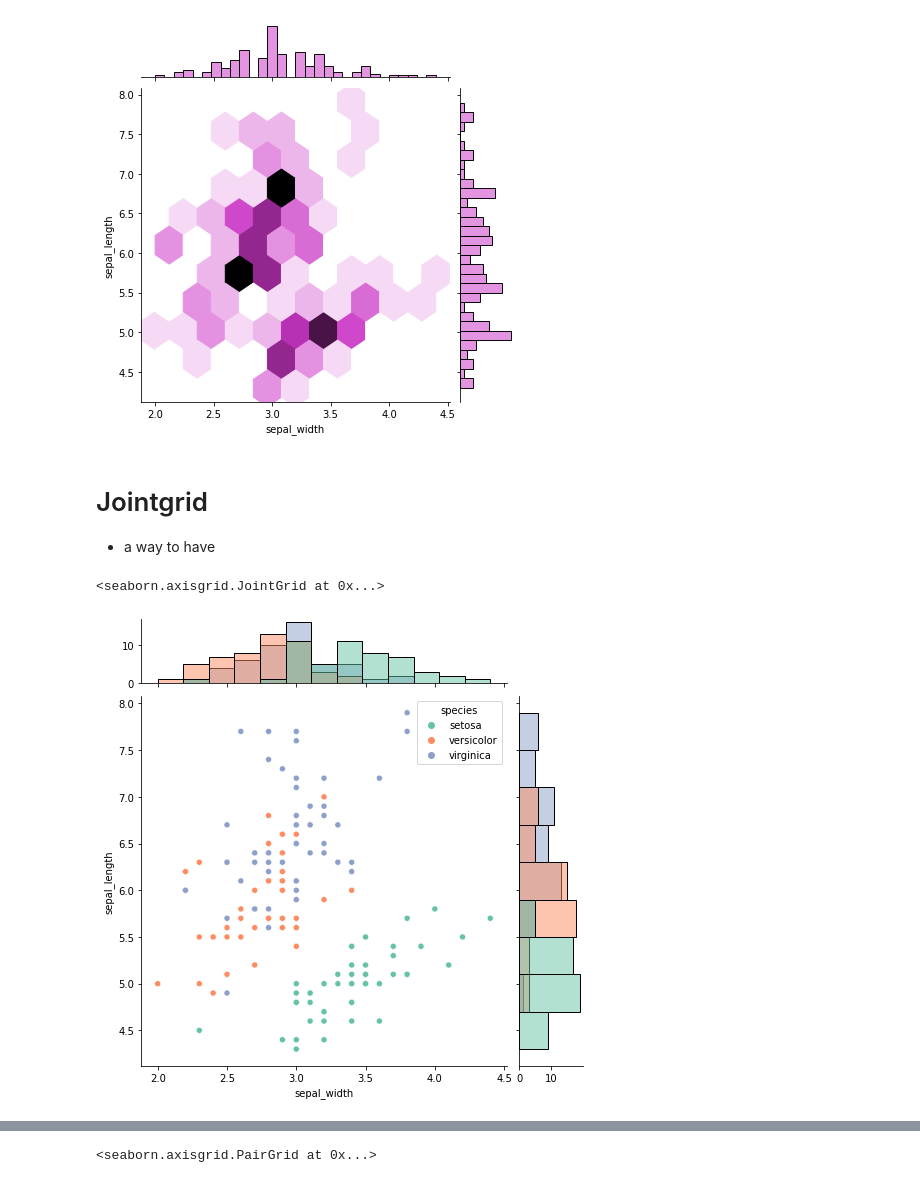
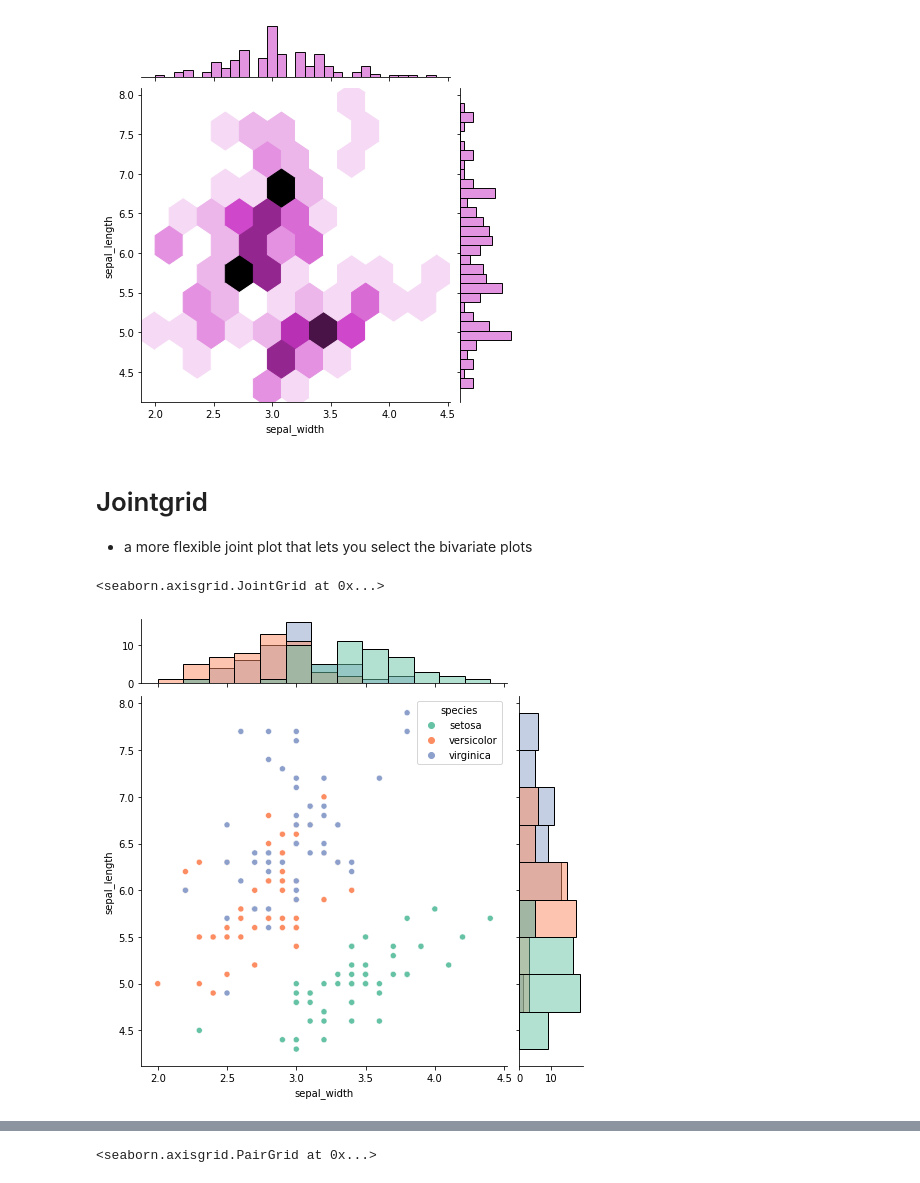
Before and after one commit to Jacobheyman702/Blog_4_new, a Jupyter notebook: vizualizations.ipynb, the cells around one changed output, grey strips where cells are left out. Saved outputs shown, nothing was run; the diff lists cells and outputs as text; code cells hidden in the pictures.

```diff
--- a/vizualizations.ipynb
+++ b/vizualizations.ipynb
@@ -37,14 +37,15 @@ The marginal plotting function has changed to `histplot`, which does not accept
 <seaborn.axisgrid.JointGrid at 0x...>
 [figure]
 [figure]
-# %% [markdown]
-# Jointgrid
-- a way to have
+# %% [markdown]
+# Jointgrid
+- a more flexible joint plot that lets you select the bivariate plots
 # %%
 g = sns.JointGrid(data=df, x='sepal_width', y='sepal_length',
-                  hue='species',palette='Set2',height=7,marginal_ticks=True)
-#g.plot(sns.scatterplot, sns.boxplot)
+                  hue='species',palette='Set2',
+                  height=7,marginal_ticks=True, )
+
 g.plot(sns.scatterplot, sns.histplot)
 # %% [output]
 <seaborn.axisgrid.JointGrid at 0x...>
-[figure, old version]
+[figure, new version]
```
Also changed, not shown: parts of 12 cells of this notebook.
